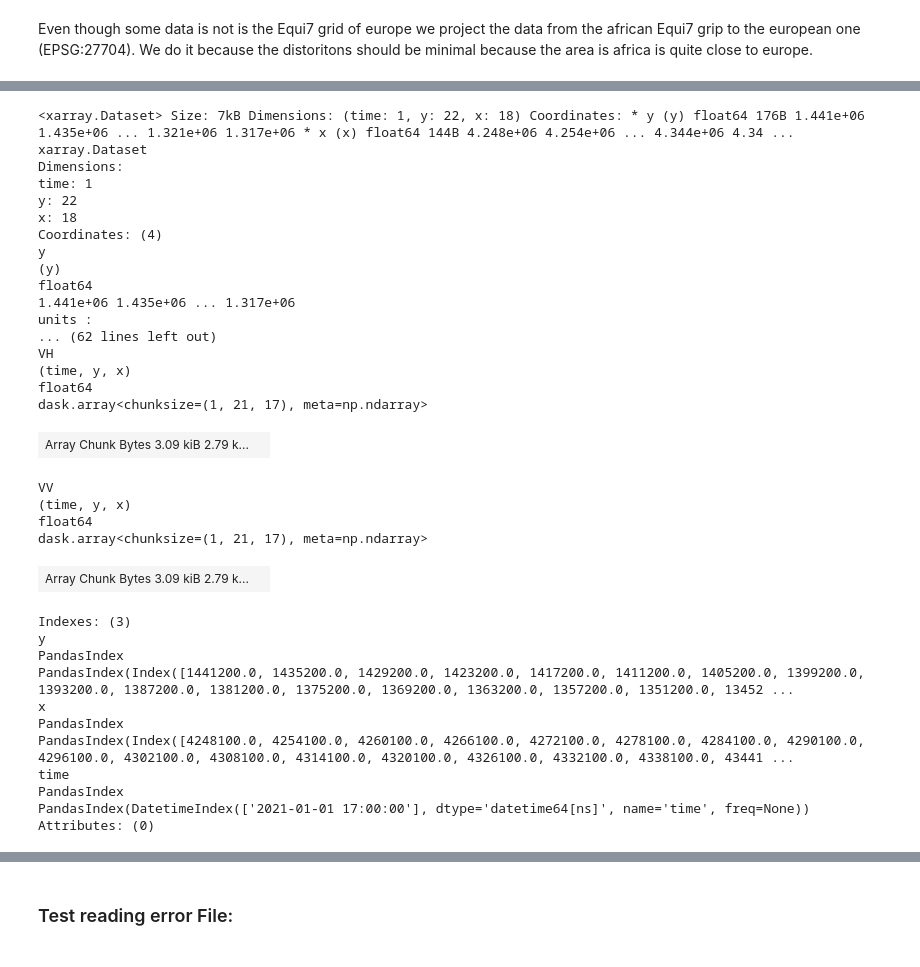
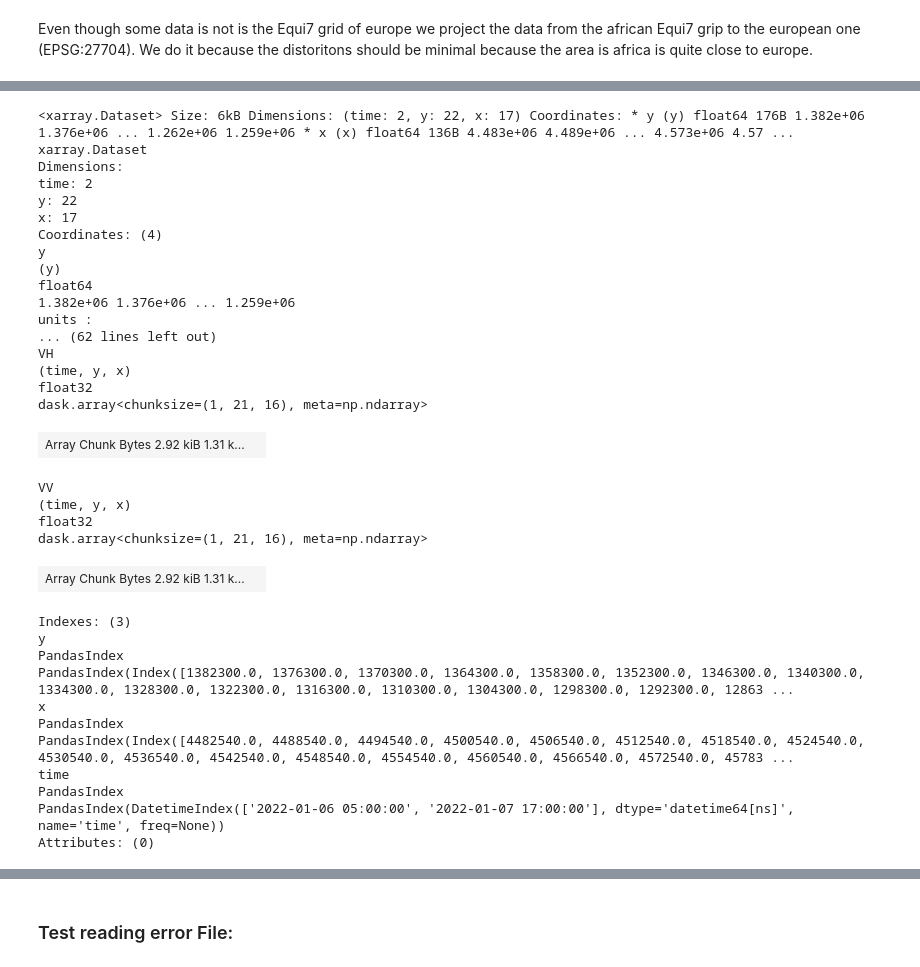
Before and after one commit to wagnerjoseph/Sentinel1-ASCAT-fusion, a Jupyter notebook: notebooks/create-s1-zarr-dataset.ipynb, the cells around one changed output, grey strips where cells are left out. Cells and saved outputs as stored; diff of their text form; code cells hidden in the pictures.

```diff
--- a/notebooks/create-s1-zarr-dataset.ipynb
+++ b/notebooks/create-s1-zarr-dataset.ipynb
@@ -44,10 +42,10 @@ collection = eodc_catalog.get_collection(collection_id)
 # %% [markdown]
 Setting time and area of interest.
 # %%
-time_range ="2021-01-01/2021-01-01" # "2021-01-01/2023-12-31"
+time_range ="2022-01-06/2022-01-07" # "2021-01-01/2023-12-31"
 
-latmin, latmax = 44.0, 45.0 #30.0, 45.0            # South to North
-lonmin, lonmax = 4, 5.0  #-10.0, 5.0            # West to East
+latmin, latmax = 44, 45 #30.0, 45.0            # South to North
+lonmin, lonmax = 7, 8  #-10.0, 5.0            # West to East
 
 bounding_box = [lonmin, latmin, lonmax, latmax]
 # %% [markdown]
@@ -174,9 +162,6 @@ Even though some data is not is the Equi7 grid of europe we project the data fro
 # %%
 crs = "EPSG:27704"
 res =  20
-
-nodata = items_eodc[0].assets["VV"].extra_fields["raster:bands"][0]["nodata"]
-scale = items_eodc[0].assets["VV"].extra_fields["raster:bands"][0]["scale"]
 
 chunks = {"time": 1, "latitude": 100, "longitude": 100}
 sig0_dc = odc_stac.load(
@@ -185,8 +170,14 @@ sig0_dc = odc_stac.load(
     resolution=res,
     bbox=bounding_box,
     chunks=chunks,
-    preprocess=lambda x: _preprocess(x, scale, nodata),
     resampling="bilinear",
 )
+
+nodata = items_eodc[0].assets["VV"].extra_fields["raster:bands"][0]["nodata"]
+scale = items_eodc[0].assets["VV"].extra_fields["raster:bands"][0]["scale"]
+
+sig0_dc = sig0_dc.where(sig0_dc != nodata) / scale
+
+sig0_dc = sig0_dc.dropna(dim="time", how="all")
 sig0_dc
 # %% [output]
@@ -231,7 +225,10 @@ Attributes: (0)
 sig0_dc_linear = 10 ** (sig0_dc / 10)
 
 # Merge in time direction
-sig0_dc_linear_hourly = sig0_dc_linear.resample(time="1h").mean(dim="time")
+
+sig0_dc_linear_hourly = sig0_dc_linear.resample(time="1h").mean(dim="time") # time between e.g. 05:00:00 and 05:59:59.999 is averaged into the 05:00 bin
+
+sig0_dc_linear_hourly = sig0_dc_linear_hourly.dropna(dim="time", how="all") # remove all empty bins
 
 sig0_dc_linear_hourly
 # %% [output]
@@ -271,43 +268,43 @@ PandasIndex(DatetimeIndex(['2021-01-01 17:00:00'], dtype='datetime64[ns]', name=
 Attributes: (0)
 # %%
 # lower the resolution from 20m to 6km  (as 6.25km does not work because 312.5 is not an int())
-sig_dc_linear_6km = sig0_dc_linear_hourly.coarsen(x=300, y=300, boundary="pad").mean() # padded with NA
+sig0_dc_linear_6km = sig0_dc_linear_hourly.coarsen(x=300, y=300, boundary="pad").mean() # padded with NA
 
-sig_dc_linear_6km
+sig0_dc_linear_6km
 # %% [output]
-<xarray.Dataset> Size: 7kB Dimensions: (time: 1, y: 22, x: 18) Coordinates: * y (y) float64 176B 1.441e+06 1.435e+06 ... 1.321e+06 1.317e+06 * x (x) float64 144B 4.248e+06 4.254e+06 ... 4.344e+06 4.34 ...
+<xarray.Dataset> Size: 6kB Dimensions: (time: 2, y: 22, x: 17) Coordinates: * y (y) float64 176B 1.382e+06 1.376e+06 ... 1.262e+06 1.259e+06 * x (x) float64 136B 4.483e+06 4.489e+06 ... 4.573e+06 4.57 ...
 xarray.Dataset
 Dimensions:
-time: 1
+time: 2
 y: 22
-x: 18
+x: 17
 Coordinates: (4)
 y
 (y)
 float64
-1.441e+06 1.435e+06 ... 1.317e+06
+1.382e+06 1.376e+06 ... 1.259e+06
 units :
 ... (62 lines left out)
 VH
 (time, y, x)
-float64
-dask.array<chunksize=(1, 21, 17), meta=np.ndarray>
+float32
+dask.array<chunksize=(1, 21, 16), meta=np.ndarray>
-| Array Chunk Bytes 3.09 kiB 2.79 k... |  |
+| Array Chunk Bytes 2.92 kiB 1.31 k... |  |
 VV
 (time, y, x)
-float64
-dask.array<chunksize=(1, 21, 17), meta=np.ndarray>
+float32
+dask.array<chunksize=(1, 21, 16), meta=np.ndarray>
-| Array Chunk Bytes 3.09 kiB 2.79 k... |  |
+| Array Chunk Bytes 2.92 kiB 1.31 k... |  |
 Indexes: (3)
 y
 PandasIndex
-PandasIndex(Index([1441200.0, 1435200.0, 1429200.0, 1423200.0, 1417200.0, 1411200.0, 1405200.0, 1399200.0, 1393200.0, 1387200.0, 1381200.0, 1375200.0, 1369200.0, 1363200.0, 1357200.0, 1351200.0, 13452 ...
+PandasIndex(Index([1382300.0, 1376300.0, 1370300.0, 1364300.0, 1358300.0, 1352300.0, 1346300.0, 1340300.0, 1334300.0, 1328300.0, 1322300.0, 1316300.0, 1310300.0, 1304300.0, 1298300.0, 1292300.0, 12863 ...
 x
 PandasIndex
-PandasIndex(Index([4248100.0, 4254100.0, 4260100.0, 4266100.0, 4272100.0, 4278100.0, 4284100.0, 4290100.0, 4296100.0, 4302100.0, 4308100.0, 4314100.0, 4320100.0, 4326100.0, 4332100.0, 4338100.0, 43441 ...
+PandasIndex(Index([4482540.0, 4488540.0, 4494540.0, 4500540.0, 4506540.0, 4512540.0, 4518540.0, 4524540.0, 4530540.0, 4536540.0, 4542540.0, 4548540.0, 4554540.0, 4560540.0, 4566540.0, 4572540.0, 45783 ...
 time
 PandasIndex
-PandasIndex(DatetimeIndex(['2021-01-01 17:00:00'], dtype='datetime64[ns]', name='time', freq=None))
+PandasIndex(DatetimeIndex(['2022-01-06 05:00:00', '2022-01-07 17:00:00'], dtype='datetime64[ns]', name='time', freq=None))
 Attributes: (0)
 # %%
 # ffill values
```
Also changed, not shown: parts of 19 cells of this notebook, 2 other files.
